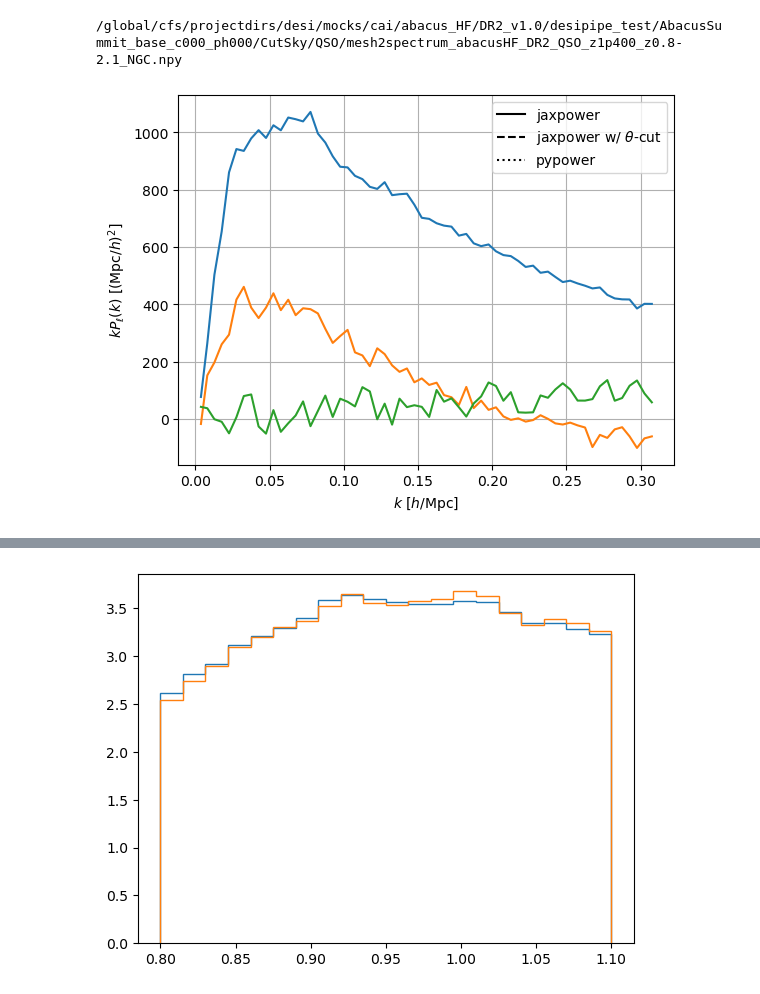
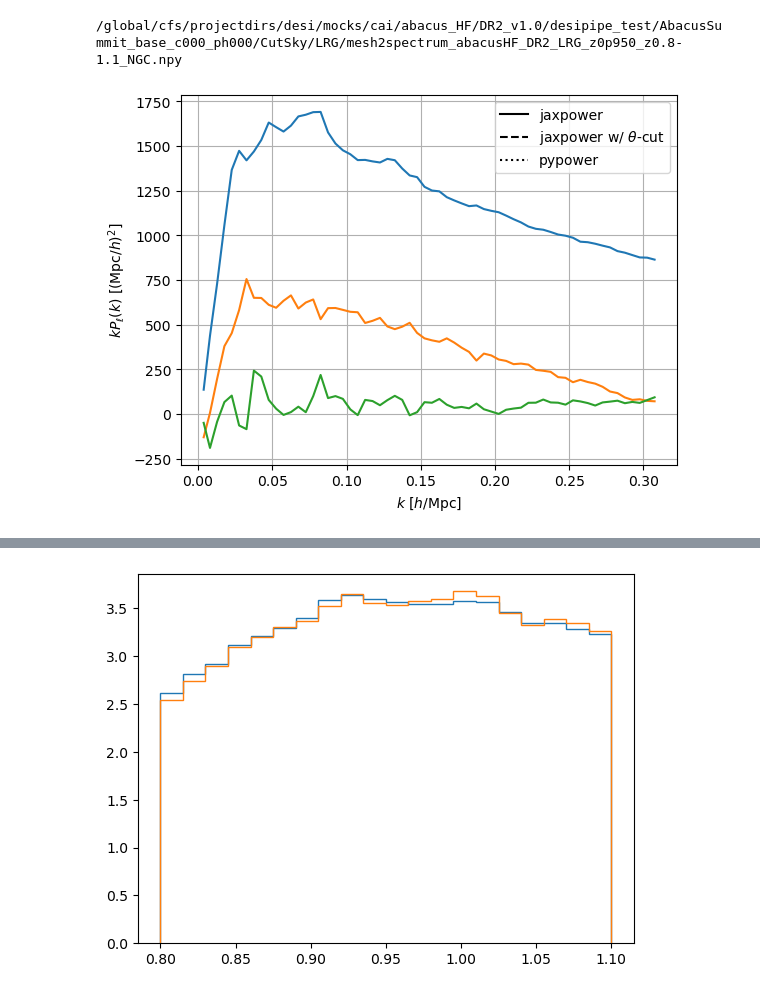
Before and after one commit to adematti/jax-power, a Jupyter notebook: scripts/abacus_hf.ipynb, the cells around one changed output, grey strips where cells are left out. Cells and saved outputs as stored; diff of their text form; code cells hidden in the pictures.

```diff
--- a/scripts/abacus_hf.ipynb
+++ b/scripts/abacus_hf.ipynb
@@ -5,37 +5,37 @@ from matplotlib import pyplot as plt
 import numpy as np
 
 from pypower import PowerSpectrumMultipoles
-from jaxpower import Spectrum2Poles
+from jaxpower import Spectrum2Poles, Spectrum3Poles
 
 from abacus_hf import get_measurement_fn
 
 imock = 0
 rebin = 5
-catalog_args = dict(zsnap=1.400, region='NGC', tracer='QSO', zrange=(0.8, 2.1))
+catalog_args = dict(zsnap=0.950, region='NGC', tracer='LRG', zrange=(0.8, 1.1))
 print(get_measurement_fn(imock=imock, **catalog_args, kind='mesh2spectrum'))
 #pypower = PowerSpectrumMultipoles.load(get_measurement_fn(imock=imock, region=region, kind='pypower'))
 #pypower = pypower[:pypower.shape[0] // rebin * rebin:rebin]
 spectrum = Spectrum2Poles.load(get_measurement_fn(imock=imock, **catalog_args, kind='mesh2spectrum')).slice(slice(0, None, rebin))
 #spectrum_thetacut = Spectrum2Poles.load(get_measurement_fn(imock=imock, **catalog_args, kind='mesh2spectrum_thetacut')).slice(slice(0, None, rebin))
 
 kmin = 0.
 ax = plt.gca()
 ax.plot([], [], color='k', linestyle='-', label='jaxpower')
 ax.plot([], [], color='k', linestyle='--', label=r'jaxpower w/ $\theta$-cut')
 ax.plot([], [], color='k', linestyle=':', label=r'pypower')
 for ill, ell in enumerate(spectrum.projs):
     color = 'C{:d}'.format(ill)
     k = spectrum.x(projs=ell)
     mask = k > kmin
     ax.plot(k[mask], k[mask] * spectrum.view(projs=ell).real[mask], color=color, linestyle='-')
     #ax.plot(k[mask], k[mask] * spectrum_thetacut.view(projs=ell).real[mask], color=color, linestyle='--')
     #mask = pypower.k > kmin
     #ax.plot(pypower.k[mask], pypower.k[mask] * pypower(ell=ell, complex=False)[mask], color=color, linestyle=':')
 ax.set_xlabel(r'$k$ [$h/\mathrm{Mpc}$]')
 ax.set_ylabel(r'$k P_{\ell}(k)$ [$(\mathrm{Mpc}/h)^{2}$]')
 ax.legend()
 ax.grid(True)
 plt.show()
 # %% [output]
-/global/cfs/projectdirs/desi/mocks/cai/abacus_HF/DR2_v1.0/desipipe_test/AbacusSummit_base_c000_ph000/CutSky/QSO/mesh2spectrum_abacusHF_DR2_QSO_z1p400_z0.8-2.1_NGC.npy
+/global/cfs/projectdirs/desi/mocks/cai/abacus_HF/DR2_v1.0/desipipe_test/AbacusSummit_base_c000_ph000/CutSky/LRG/mesh2spectrum_abacusHF_DR2_LRG_z0p950_z0.8-1.1_NGC.npy
-[figure, old version]
+[figure, new version]
```
Also changed, not shown: parts of 1 cell of this notebook, 8 other files.
